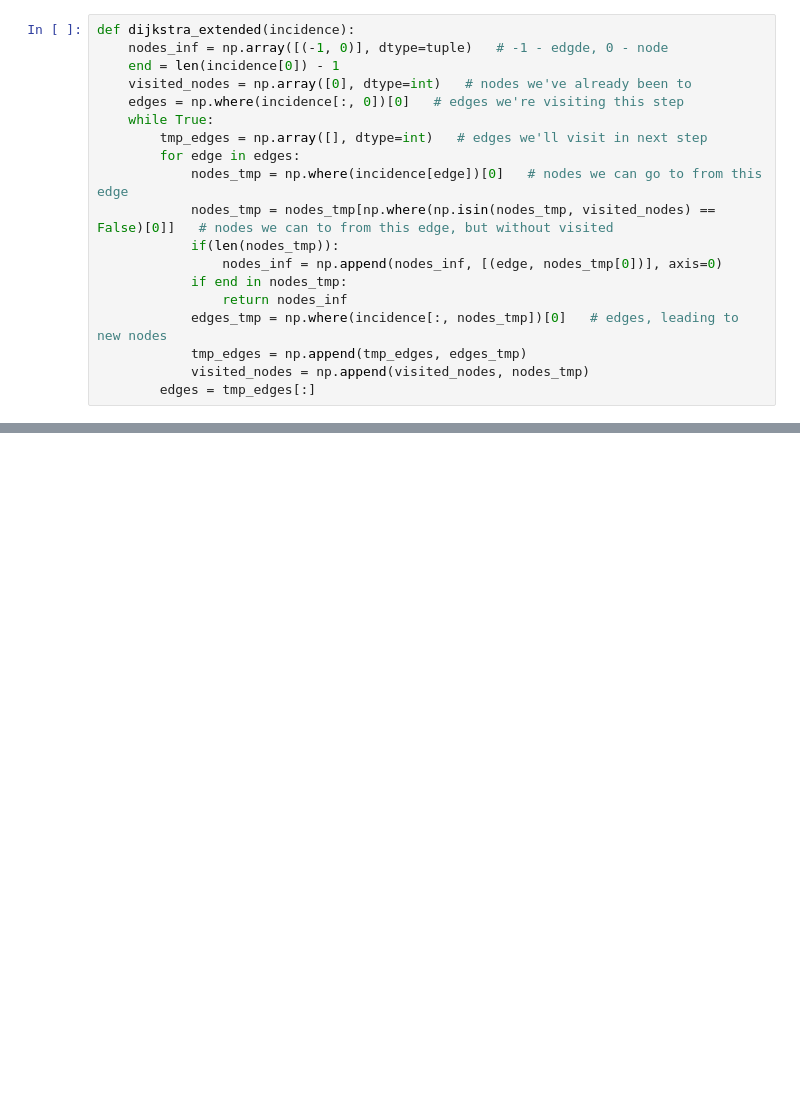
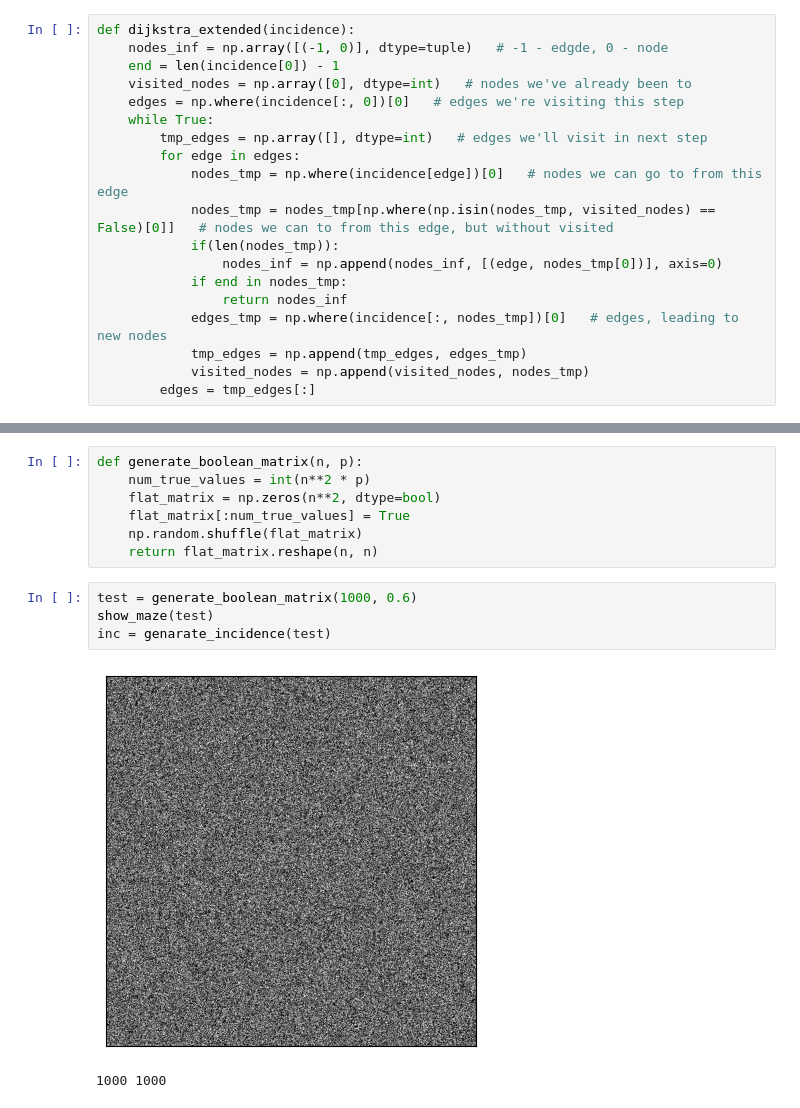
Before and after one commit to KLA0111/projekt_VVP, a Jupyter notebook: main.ipynb, the cells around one changed output, grey strips where cells are left out. Saved outputs shown, nothing was run; the diff lists cells and outputs as text; blank space fills up the shorter version.

```diff
--- a/main.ipynb
+++ b/main.ipynb
@@ -227,0 +226,14 @@ show_maze(data, res)
+# %%
+def generate_boolean_matrix(n, p):
+    num_true_values = int(n**2 * p)
+    flat_matrix = np.zeros(n**2, dtype=bool)
+    flat_matrix[:num_true_values] = True
+    np.random.shuffle(flat_matrix)
+    return flat_matrix.reshape(n, n)
+# %%
+test = generate_boolean_matrix(1000, 0.6)
+show_maze(test)
+inc = genarate_incidence(test)
+# %% [output]
+[figure, added]
+1000 1000
```
Also changed, not shown: parts of 12 cells of this notebook, 1 other file.
